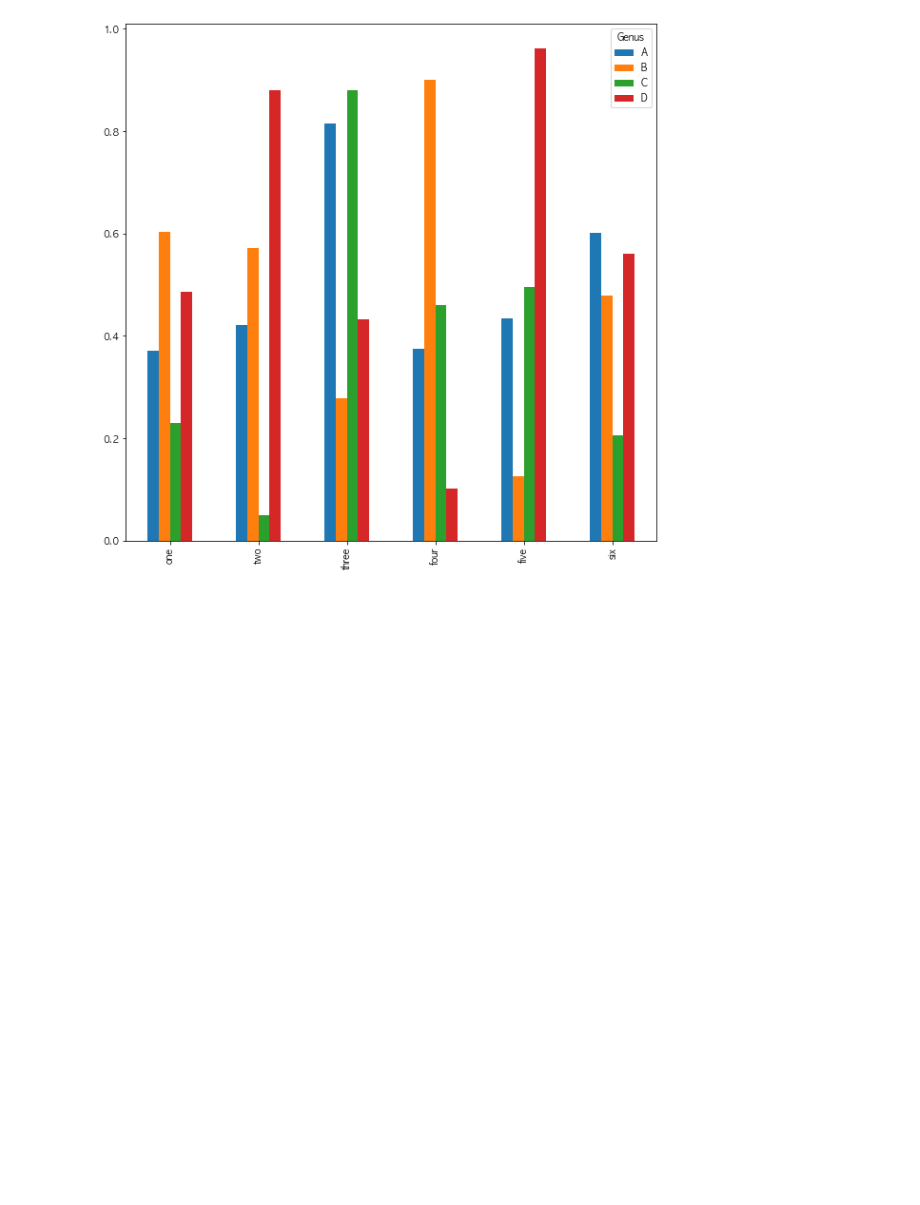
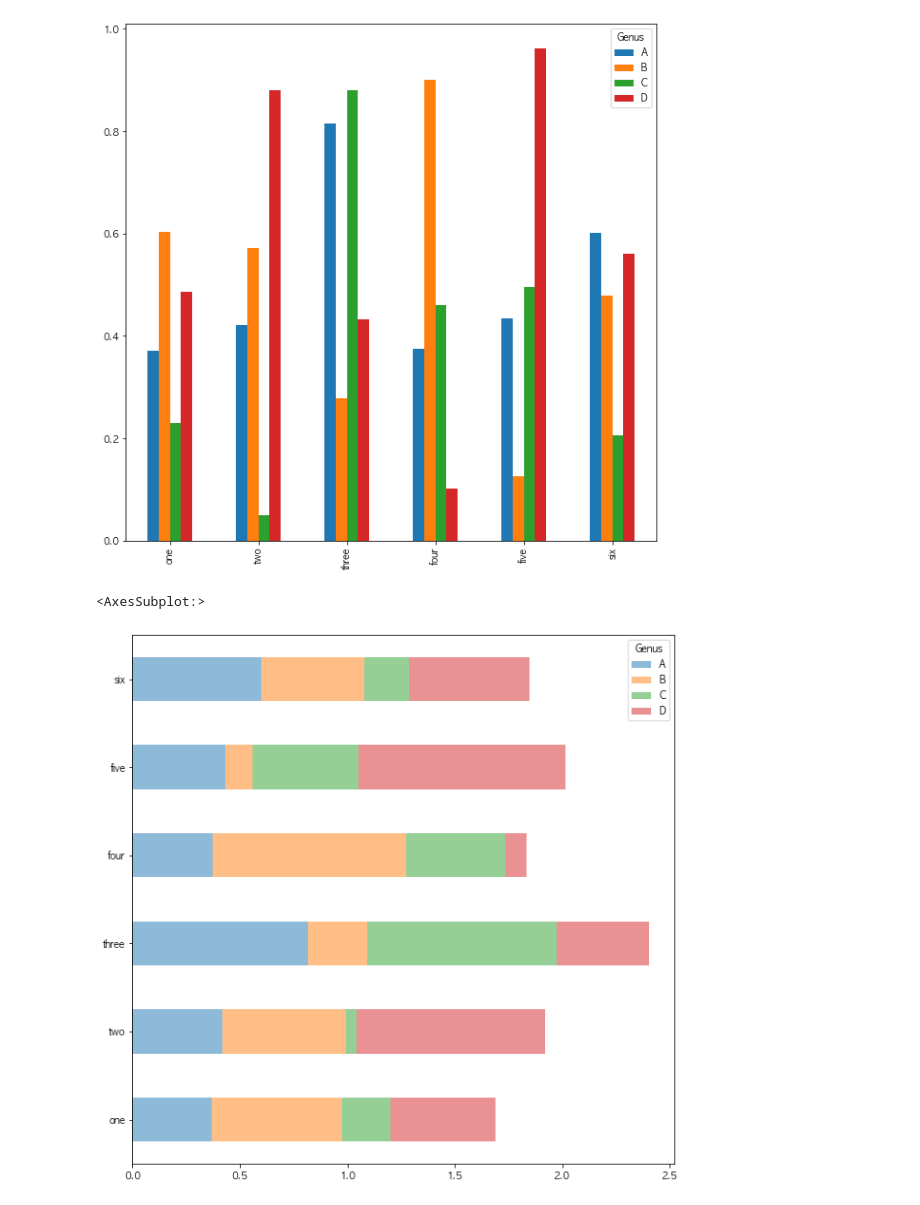
Before and after one commit to harryyang1982/python_for_data_analysis, a Jupyter notebook: chapter9.ipynb, the cells around one changed output. Saved outputs shown, nothing was run; the diff lists cells and outputs as text; code cells hidden in the pictures; blank space fills up the shorter version.

```diff
--- a/chapter9.ipynb
+++ b/chapter9.ipynb
@@ -249,3 +249,8 @@ df.plot.bar()
 # %% [output]
 <AxesSubplot:>
 [figure]
+# %%
+df.plot.barh(stacked=True, alpha=0.5)
+# %% [output]
+<AxesSubplot:>
+[figure, added]
```
Also changed, not shown: parts of 29 cells of this notebook.
